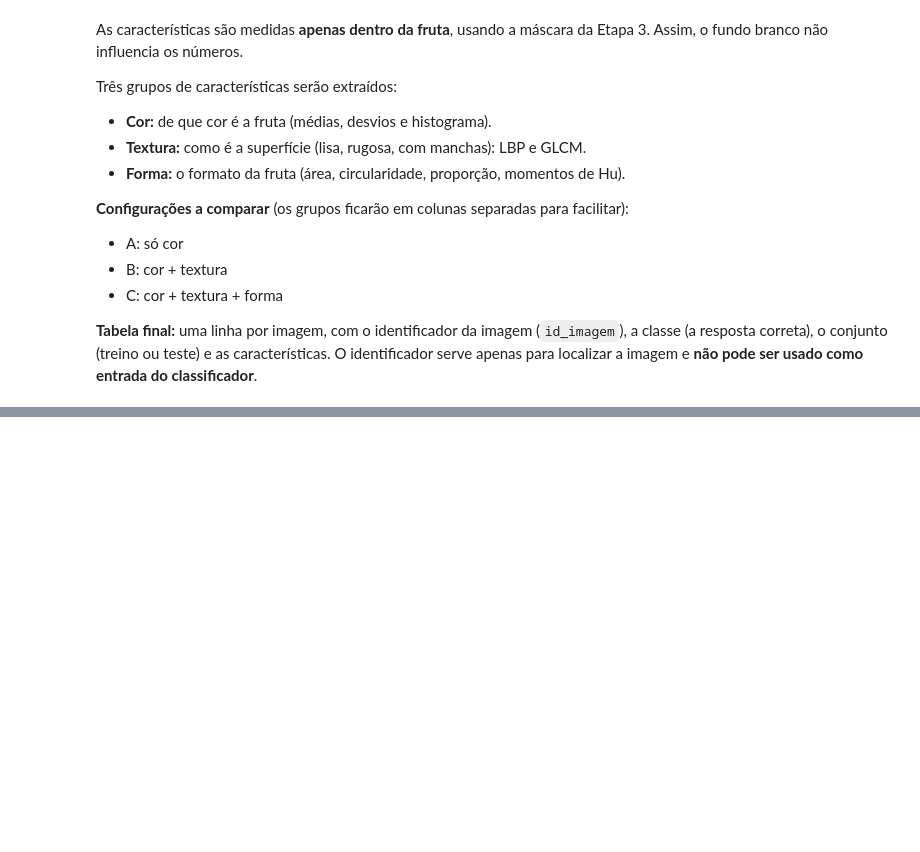
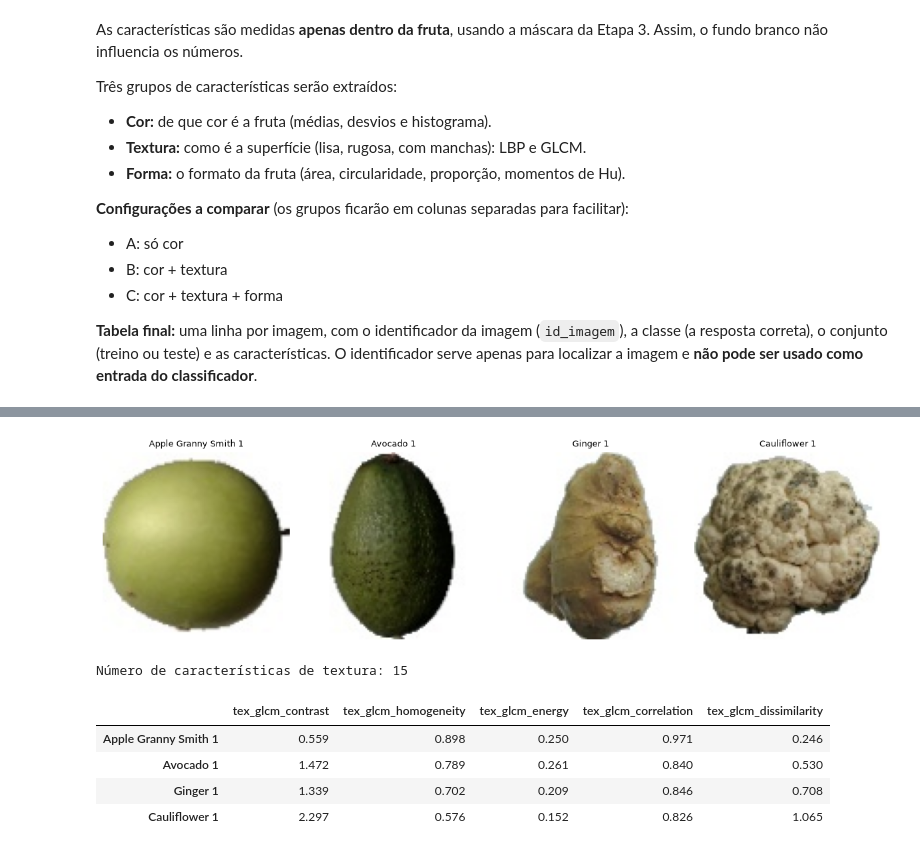
Before and after one commit to HellenLavyne/Computer-vision-applied-to-food-classification, a Jupyter notebook: 04_extracao_caracteristicas_e_dataframe.ipynb, the cells around one changed output, grey strips where cells are left out. Cells and saved outputs as stored; diff of their text form; code cells hidden in the pictures; blank space fills up the shorter version.

```diff
--- a/04_extracao_caracteristicas_e_dataframe.ipynb
+++ b/04_extracao_caracteristicas_e_dataframe.ipynb
@@ -82,0 +239,67 @@ ModuleNotFoundError: No module named 'preprocessamento'
+# %%
+# ============================================================
+# 4.2 - Características de TEXTURA (medidas só dentro da fruta)
+# LBP: descreve o padrão local da superfície (histograma de 10 padrões)
+# GLCM: mede contraste, homogeneidade, energia, correlação e dissimilaridade
+# Ambos usam a imagem em tons de cinza.
+# ============================================================
+from skimage.feature import local_binary_pattern, graycomatrix, graycoprops
+
+def caracteristicas_textura(img_rgb, mascara):
+    """Devolve um dicionário {nome_da_característica: valor}."""
+    cinza = cv2.cvtColor(img_rgb, cv2.COLOR_RGB2GRAY)
+
+    # Encolhemos a máscara 2 pixels para não medir a borda da fruta
+    # (na borda, a mudança fruta -> fundo pareceria "textura").
+    nucleo = cv2.erode(mascara, np.ones((5, 5), np.uint8))
+    dentro = nucleo > 0
+    if dentro.sum() < 50:                 # fruta muito pequena: usa a máscara inteira
+        dentro = mascara > 0
+
+    carac = {}
+
+    # --- LBP: cada pixel é comparado com os 8 vizinhos ---
+    lbp = local_binary_pattern(cinza, P=8, R=1, method="uniform")   # códigos de 0 a 9
+    hist, _ = np.histogram(lbp[dentro], bins=10, range=(0, 10))
+    hist = hist / max(hist.sum(), 1)      # vira fração (soma = 1)
+    for i, valor in enumerate(hist):
+        carac[f"tex_lbp{i}"] = valor
+
+    # --- GLCM: cinza reduzido a 16 tons (1 a 16); o fundo vira 0 e é ignorado ---
+    quant = (cinza // 16).astype(np.uint8) + 1
+    quant[mascara == 0] = 0
+    glcm = graycomatrix(quant, distances=[1],
+                        angles=[0, np.pi/4, np.pi/2, 3*np.pi/4],   # 4 direções
+                        levels=17, symmetric=True, normed=False)
+    glcm = glcm[1:, 1:, :, :].astype(np.float64)                  # descarta o fundo
+    soma = glcm.sum(axis=(0, 1), keepdims=True)
+    glcm = glcm / np.where(soma == 0, 1, soma)                     # vira proporção
+    for prop in ["contrast", "homogeneity", "energy", "correlation", "dissimilarity"]:
+        carac[f"tex_glcm_{prop}"] = graycoprops(glcm, prop).mean() # média das 4 direções
+
+    return carac
+
+# --- Teste: 4 frutas com texturas bem diferentes (lisa x rugosa) ---
+exemplos_tex = ["Apple Granny Smith 1", "Avocado 1", "Ginger 1", "Cauliflower 1"]
+linhas = {}
+
+fig, axes = plt.subplots(1, 4, figsize=(12, 3.5))
+for j, classe in enumerate(exemplos_tex):
+    caminho = df_treino[df_treino["classe"] == classe].sample(1, random_state=3)["caminho"].iloc[0]
+    img = preprocessar(carregar_rgb(caminho))
+    mascara = segmentar(img, "uniao")
+    linhas[classe] = caracteristicas_textura(img, mascara)
+    axes[j].imshow(img); axes[j].set_title(classe, fontsize=9); axes[j].axis("off")
+plt.tight_layout(); plt.show()
+
+tabela_tex = pd.DataFrame(linhas).T
+print("Número de características de textura:", tabela_tex.shape[1])
+display(tabela_tex[[c for c in tabela_tex.columns if "glcm" in c]].round(3))
+# %% [output]
+[figure, added]
+Número de características de textura: 15
+|  | tex_glcm_contrast | tex_glcm_homogeneity | tex_glcm_energy | tex_glcm_correlation | tex_glcm_dissimilarity |
+| Apple Granny Smith 1 | 0.559 | 0.898 | 0.250 | 0.971 | 0.246 |
+| Avocado 1 | 1.472 | 0.789 | 0.261 | 0.840 | 0.530 |
+| Ginger 1 | 1.339 | 0.702 | 0.209 | 0.846 | 0.708 |
+| Cauliflower 1 | 2.297 | 0.576 | 0.152 | 0.826 | 1.065 |
```
Also changed, not shown: parts of 20 cells of this notebook, 4 other files.
